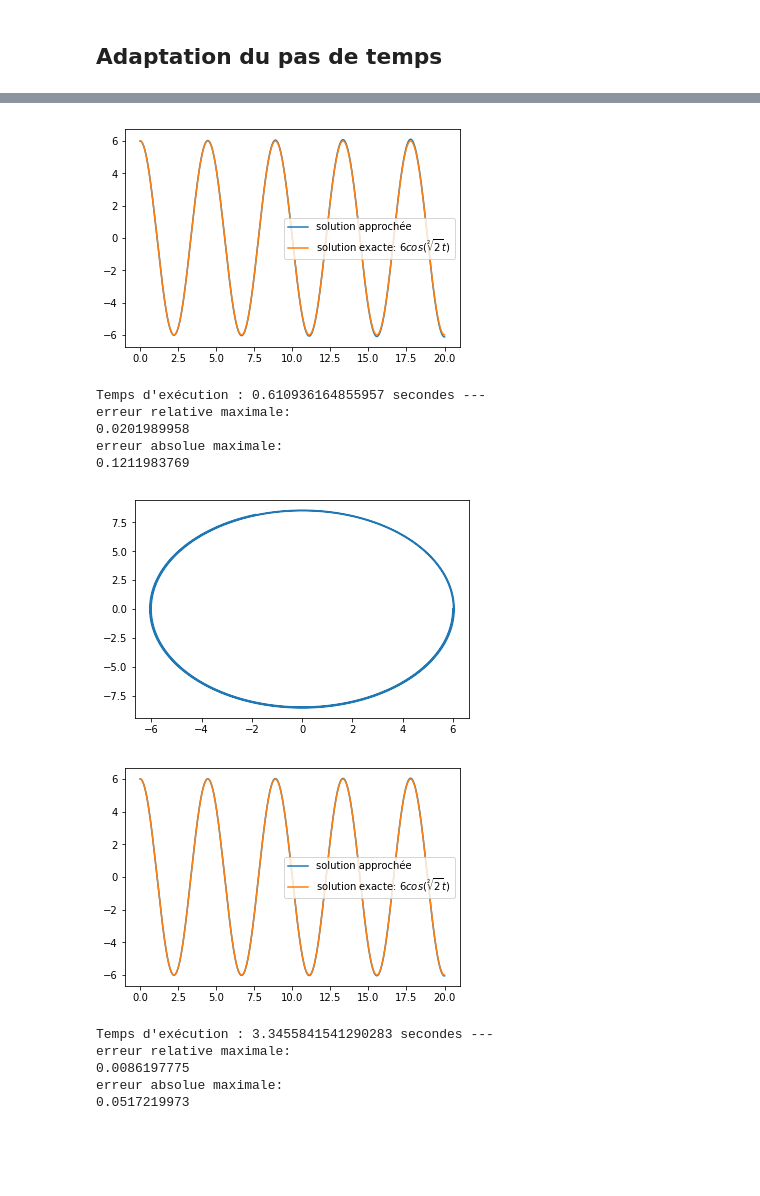
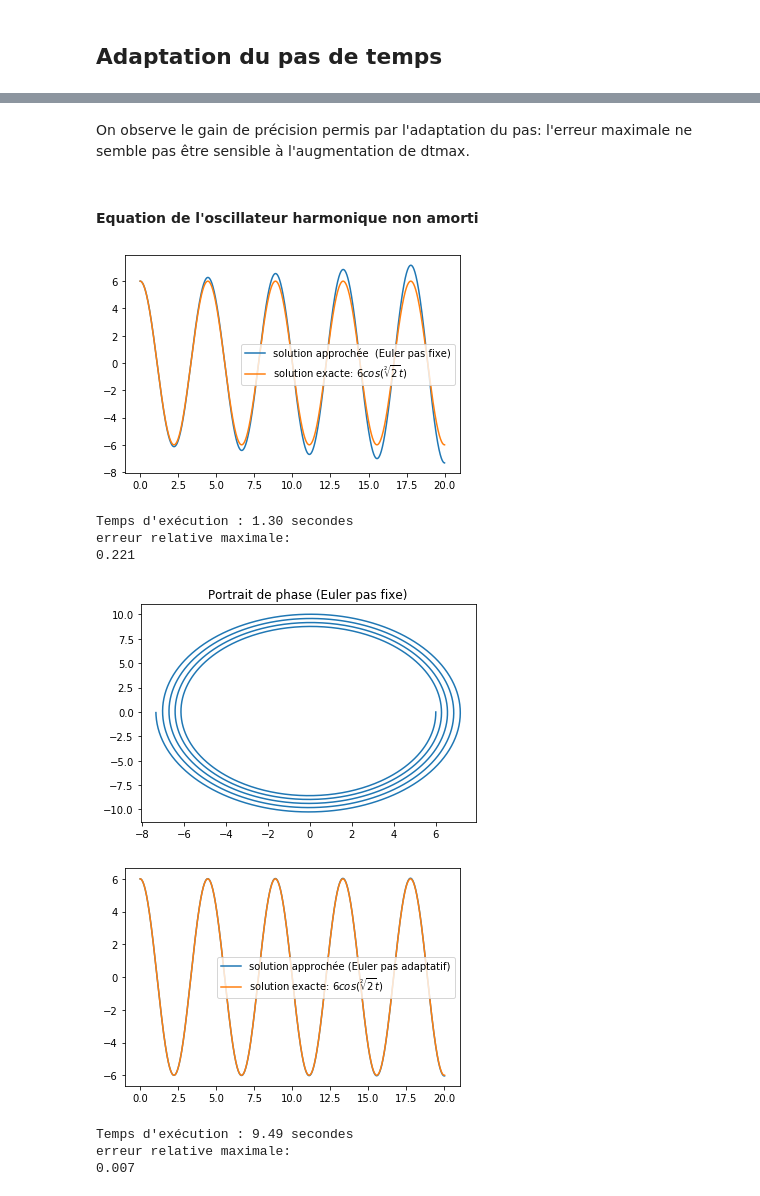
Before and after one commit to eva-decorps/projet_equa_diff_floref_eva, a Jupyter notebook: notebook equa diff.ipynb, the cells around one changed output, grey strips where cells are left out. Saved outputs shown, nothing was run; the diff lists cells and outputs as text; code cells hidden in the pictures; blank space fills up the shorter version.

```diff
--- a/notebook equa diff.ipynb
+++ b/notebook equa diff.ipynb
@@ -416,0 +421,27 @@ On constate que la précision de l'algorithme utilisant le schéma d'euler avec
+# %%
+t0=0
+t_f=3
+x0=1
+Dt=[0.0001*i for i in range (1,101)]
+
+erreur_euler_fixe=[]
+for i in range (100):
+    J=int((t_f-t0)/Dt[i])
+    t,x=solve_euler_explicit(f, x0, Dt[i], t0, t_f)
+    e=[abs(x[j]-np.exp(t[j])) for j in range (J)]
+    erreur_euler_fixe.append(max(e))
+
+
+erreur_euler_adapt=[]
+for i in range (100):
+    J=int((t_f-t0)/Dt[i])
+    t,x=solve_ivp_euler_explicit_variable_step(f,t0,x0,t_f,1e-16, Dt[i], atol = 1e-6)
+    e=[abs(x[j]-np.exp(t[j])) for j in range (J)]
+    erreur_euler_adapt.append(max(e))
+
+
+plt.plot(Dt,erreur_euler_fixe, label="Euler pas fixe")
+plt.plot(Dt,erreur_euler_adapt, label="Euler pas adaptatif")
+plt.title("Erreur maximale en fonction de dt=dtmax")
+plt.legend()
+plt.show()
@@ -417,9 +450,13 @@ On constate que la précision de l'algorithme utilisant le schéma d'euler avec
+# %% [markdown]
+On observe le gain de précision permis par l'adaptation du pas: l'erreur maximale ne semble pas être sensible à l'augmentation de dtmax.
+# %% [markdown]
+#### Equation de l'oscillateur harmonique non amorti
 # %%
 k,m=2,1
 
 x0=np.array([6,0])
 t0, t_f=0,20
-dt=10**(-3)
+dt=10**(-2)
 
 start_time=time.time()
 
@@ -429,35 +466,30 @@ J=len(t)
 
 xs=[x[i][0] for i in range(J)]
 
-plt.plot(t,xs,label="solution approchée")
+plt.plot(t,xs,label="solution approchée  (Euler pas fixe)")
 plt.plot(t,[(6*np.cos(sqrt(k/m)*t[j])) for j in range (J)],label="solution exacte: $6 cos(\sqrt[2]{2} t)$")
 plt.legend()
 plt.show()
 
-print("Temps d'exécution : %s secondes ---" % (time.time() - start_time ))
+print("Temps d'exécution : %s secondes " % "%.2f" % (time.time() - start_time ))
 
 liste = [abs((xs[j]-6*np.cos(sqrt(k/m)*t[j]))/6*np.cos(sqrt(k/m)*t[j])) for j in range (J)]
 print("erreur relative maximale:")
-print ("%.10f" % max(liste))
-
-listea = [abs(xs[j]-6*np.cos(sqrt(k/m)*t[j])) for j in range (J)]
-print("erreur absolue maximale:")
-print ("%.10f" % max(listea))
+print ("%.3f" % max(liste))
 # %% [output]
-[figure, old version]
+[figure, new version]
-Temps d'exécution : 0.610936164855957 secondes ---
+Temps d'exécution : 1.30 secondes
 erreur relative maximale:
-0.0201989958
-erreur absolue maximale:
-0.1211983769
+0.221
 # %%
 xs=[x[i][0] for i in range(J)]
 ys=[x[i][1] for i in range(J)]
 
 plt.plot(xs,ys)
+plt.title("Portrait de phase (Euler pas fixe)")
 plt.show()
 # %% [output]
-[figure, old version]
+[figure, new version]
 # %%
 k,m=2,1
 
@@ -466,33 +498,27 @@ t0, t_f=0,20
 
 start_time=time.time()
 
-t, x = solve_ivp_euler_explicit_variable_step(g,t0,x0,t_f,dtmin = 1e-16, dtmax = 1e-3, atol = 1e-6)
+t, x = solve_ivp_euler_explicit_variable_step(g,t0,x0,t_f,dtmin = 1e-16, dtmax = 1e-2, atol = 1e-6)
 
 J=len(t)
 
 xs=[x[i][0] for i in range(J)]
 
-plt.plot(t,xs,label="solution approchée")
+plt.plot(t,xs,label="solution approchée (Euler pas adaptatif)")
 plt.plot(t,[(6*np.cos(sqrt(k/m)*t[j])) for j in range (J)],label="solution exacte: $6 cos(\sqrt[2]{2} t)$")
 plt.legend()
 plt.show()
 
-print("Temps d'exécution : %s secondes ---" % (time.time() - start_time ))
+print("Temps d'exécution : %s secondes " % "%.2f" % (time.time() - start_time ))
 
 liste = [abs((xs[j]-6*np.cos(sqrt(k/m)*t[j]))/6*np.cos(sqrt(k/m)*t[j])) for j in range (J)]
 print("erreur relative maximale:")
-print ("%.10f" % max(liste))
-
-listea = [abs(xs[j]-6*np.cos(sqrt(k/m)*t[j])) for j in range (J)]
-print("erreur absolue maximale:")
-print ("%.10f" % max(listea))
+print ("%.3f" % max(liste))
 # %% [output]
-[figure, old version]
+[figure, new version]
-Temps d'exécution : 3.3455841541290283 secondes ---
+Temps d'exécution : 9.49 secondes
 erreur relative maximale:
-0.0086197775
-erreur absolue maximale:
-0.0517219973
+0.007
 # %%
 xs=[x[i][0] for i in range(J)]
 ys=[x[i][1] for i in range(J)]
```
Also changed, not shown: parts of 24 cells of this notebook.
